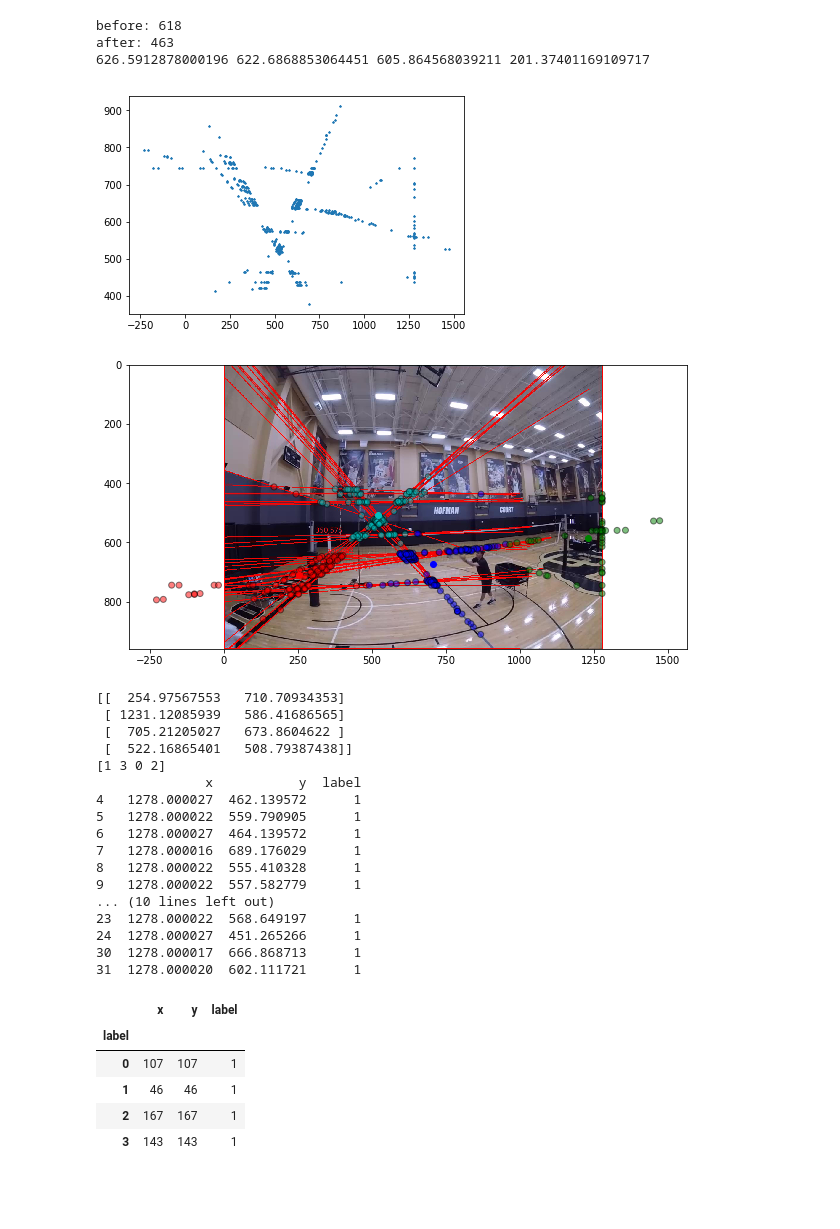
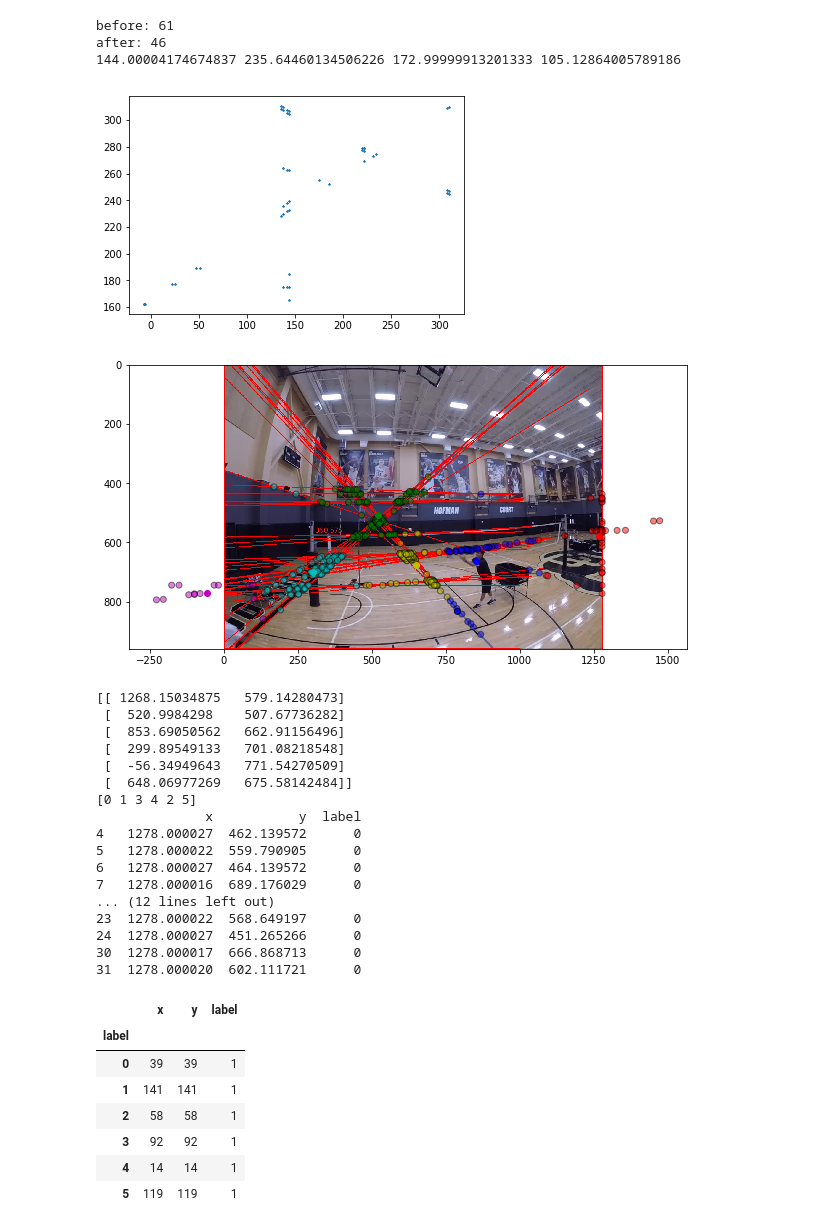
Before and after one commit to bakerscott/VB-Research, a Jupyter notebook: Jupyter/Cluster-Vanishing-Points.ipynb, the cells around one changed output. Cells and saved outputs as stored; diff of their text form; code cells hidden in the pictures; blank space fills up the shorter version.

Commit message:
updates for clustering

```diff
--- a/Jupyter/Cluster-Vanishing-Points.ipynb
+++ b/Jupyter/Cluster-Vanishing-Points.ipynb
@@ -19,7 +19,7 @@ gray = cv2.cvtColor(image,cv2.COLOR_BGR2GRAY)
 # gray = cv2.cvtColor(image,cv2.COLOR_RGB2GRAY)
 edges = cv2.Canny(gray,100,200,apertureSize=3)
 plt.imshow(edges)
-lines = cv2.HoughLines(edges,1,np.pi/180,210)
+lines = cv2.HoughLines(edges,1,np.pi/180,200)
 # print(lines[0])
 equations = []
 for i in range(len(lines)):
@@ -94,28 +94,28 @@ print(meanx,meany,sdx,sdy)
 plt.scatter(dfIP.x,dfIP.y,marker='*',s=3)
 plt.show()
 # %% [output]
-before: 618
-after: 463
-626.5912878000196 622.6868853064451 605.864568039211 201.37401169109717
+before: 61
+after: 46
+144.00004174674837 235.64460134506226 172.99999913201333 105.12864005789186
-[figure, old version]
+[figure, new version]
 # %%
-kmeans = KMeans(n_clusters=4)
+kmeans = KMeans(n_clusters=6)
 kmeans.fit(dfIP)
 labels = kmeans.predict(dfIP)
 centroids = kmeans.cluster_centers_
 
 fig = plt.figure(figsize=(10, 10))
 colmap = {1: 'r', 2: 'g', 3: 'b', 4:'c', 5: 'm', 6: 'y', 7: 'k', 8: 'w'}
 colors = list(map(lambda x: colmap[x+1], labels))
 plt.imshow(im2)
 plt.scatter(dfIP['x'], dfIP['y'], color=colors, alpha=0.5, edgecolor='k')
 for idx, centroid in enumerate(centroids):
     plt.scatter(*centroid, color=colmap[idx+1])
 # plt.xlim(0, 80)
 # plt.ylim(0, 80)
 plt.show()
 # %% [output]
-[figure, old version]
+[figure, new version]
 # %%
 print(centroids)
 dfIP['label'] = 0
@@ -127,29 +127,31 @@ print(dfIP.label.unique())
 print(dfIP.head(20))
 dfIP.groupby('label').nunique()
 # %% [output]
-[[  254.97567553   710.70934353]
- [ 1231.12085939   586.41686565]
- [  705.21205027   673.8604622 ]
- [  522.16865401   508.79387438]]
-[1 3 0 2]
+[[ 1268.15034875   579.14280473]
+ [  520.9984298    507.67736282]
+ [  853.69050562   662.91156496]
+ [  299.89549133   701.08218548]
+ [  -56.34949643   771.54270509]
+ [  648.06977269   675.58142484]]
+[0 1 3 4 2 5]
               x           y  label
-4   1278.000027  462.139572      1
-5   1278.000022  559.790905      1
-6   1278.000027  464.139572      1
-7   1278.000016  689.176029      1
-8   1278.000022  555.410328      1
-9   1278.000022  557.582779      1
-... (10 lines left out)
-23  1278.000022  568.649197      1
-24  1278.000027  451.265266      1
-30  1278.000017  666.868713      1
-31  1278.000020  602.111721      1
+4   1278.000027  462.139572      0
+5   1278.000022  559.790905      0
+6   1278.000027  464.139572      0
+7   1278.000016  689.176029      0
+... (12 lines left out)
+23  1278.000022  568.649197      0
+24  1278.000027  451.265266      0
+30  1278.000017  666.868713      0
+31  1278.000020  602.111721      0
 |  | x | y | label |
 | label |  |  |  |
-| 0 | 107 | 107 | 1 |
-| 1 | 46 | 46 | 1 |
-| 2 | 167 | 167 | 1 |
-| 3 | 143 | 143 | 1 |
+| 0 | 39 | 39 | 1 |
+| 1 | 141 | 141 | 1 |
+| 2 | 58 | 58 | 1 |
+| 3 | 92 | 92 | 1 |
+| 4 | 14 | 14 | 1 |
+| 5 | 119 | 119 | 1 |
 # %%
 X, _ = make_blobs(n_samples=10000, centers=centroids, cluster_std=0.6)
 
```
Also changed, not shown: parts of 3 cells of this notebook, 1 other file.
